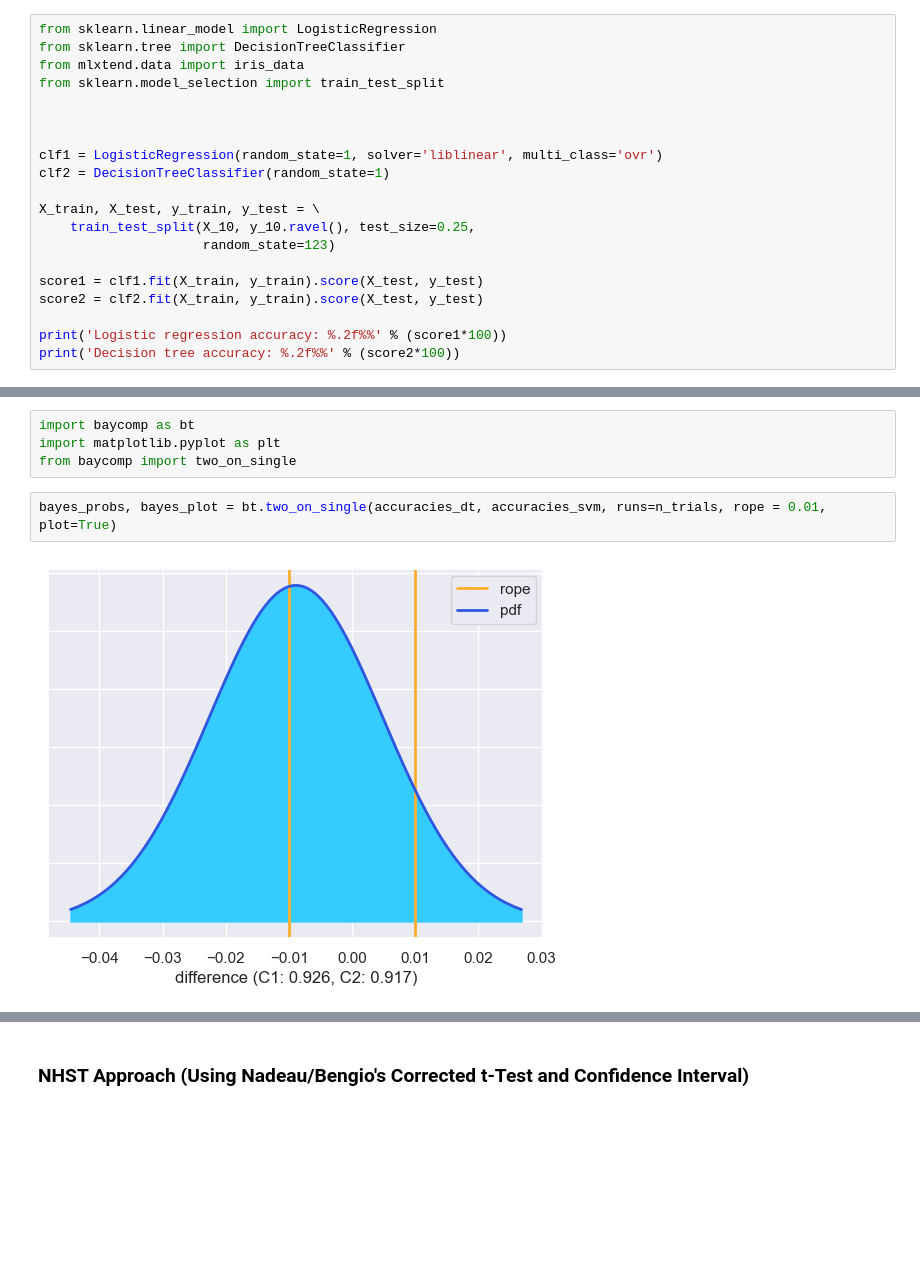
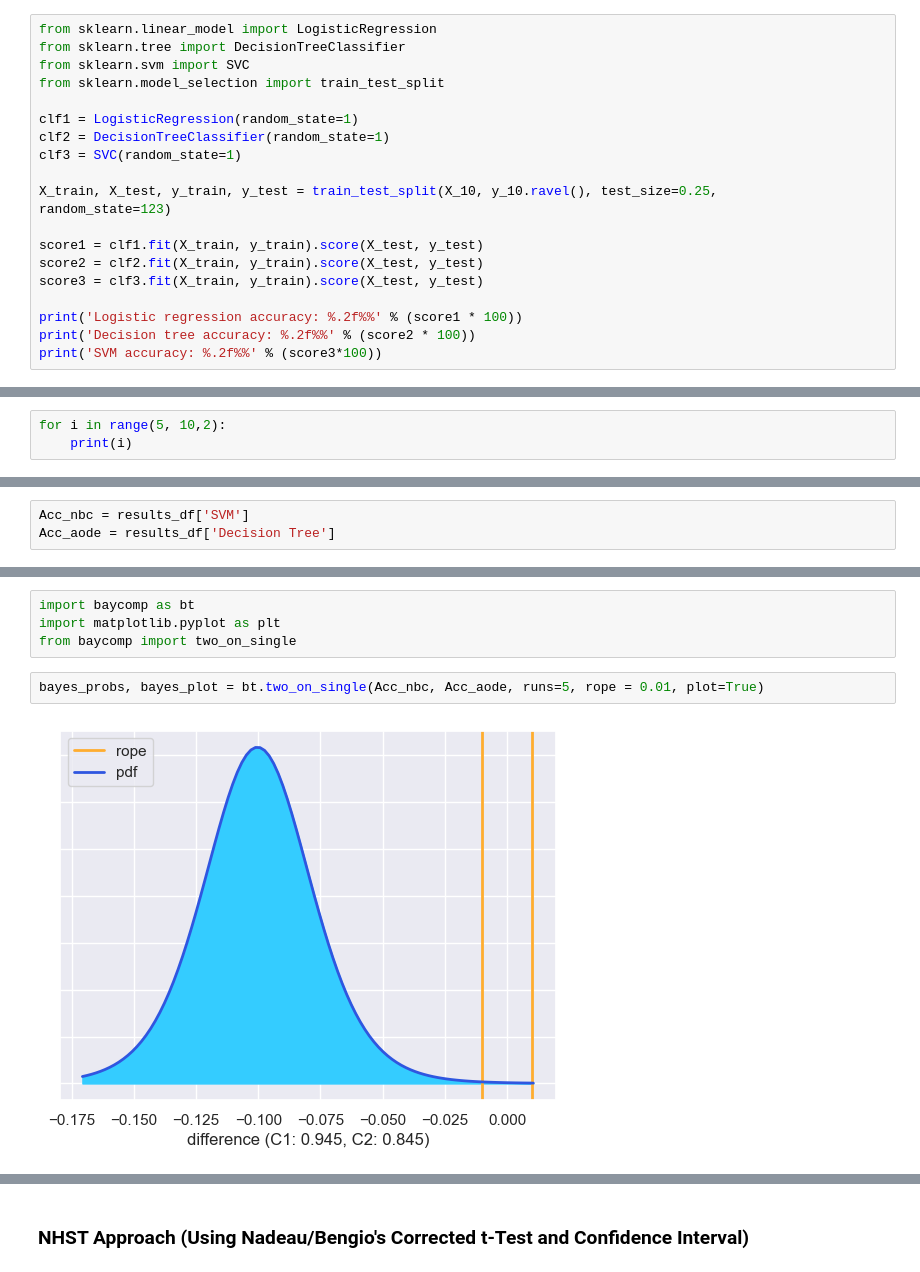
Before and after one commit to zoisboukouvalas/MachineLearningEvaluation_TowardsReliableResponsibleAI, a Jupyter notebook: Part_II/Chapter-6-Statistical-Significance/StatisticalSignificance_SO.ipynb, the cells around one changed output, grey strips where cells are left out. Saved outputs shown, nothing was run; the diff lists cells and outputs as text; blank space fills up the shorter version.

```diff
--- a/Part_II/Chapter-6-Statistical-Significance/StatisticalSignificance_SO.ipynb
+++ b/Part_II/Chapter-6-Statistical-Significance/StatisticalSignificance_SO.ipynb
@@ -1789,23 +1792,23 @@ Since p > α we therefore, fail to reject the null hypothesis and conclude that
 # %%
 from sklearn.linear_model import LogisticRegression
 from sklearn.tree import DecisionTreeClassifier
-from mlxtend.data import iris_data
+from sklearn.svm import SVC
 from sklearn.model_selection import train_test_split
 
+clf1 = LogisticRegression(random_state=1)
+clf2 = DecisionTreeClassifier(random_state=1)
+clf3 = SVC(random_state=1)
 
-
-clf1 = LogisticRegression(random_state=1, solver='liblinear', multi_class='ovr')
-clf2 = DecisionTreeClassifier(random_state=1)
-
-X_train, X_test, y_train, y_test = \
-    train_test_split(X_10, y_10.ravel(), test_size=0.25,
-                     random_state=123)
+X_train, X_test, y_train, y_test = train_test_split(X_10, y_10.ravel(), test_size=0.25,
+random_state=123)
 
 score1 = clf1.fit(X_train, y_train).score(X_test, y_test)
 score2 = clf2.fit(X_train, y_train).score(X_test, y_test)
+score3 = clf3.fit(X_train, y_train).score(X_test, y_test)
 
-print('Logistic regression accuracy: %.2f%%' % (score1*100))
-print('Decision tree accuracy: %.2f%%' % (score2*100))
+print('Logistic regression accuracy: %.2f%%' % (score1 * 100))
+print('Decision tree accuracy: %.2f%%' % (score2 * 100))
+print('SVM accuracy: %.2f%%' % (score3*100))
 # %% [output]
 Logistic regression accuracy: 73.33%
 Decision tree accuracy: 53.33%
@@ -2532,0 +2584,3 @@ Total sample size: 255
+# %%
+for i in range(5, 10,2):
+    print(i)
@@ -2597,0 +2754,3 @@ diff.shape
+# %%
+Acc_nbc = results_df['SVM']
+Acc_aode = results_df['Decision Tree']
@@ -2600,6 +2791,6 @@ import baycomp as bt
 import matplotlib.pyplot as plt
 from baycomp import two_on_single
 # %%
-bayes_probs, bayes_plot = bt.two_on_single(accuracies_dt, accuracies_svm, runs=n_trials, rope = 0.01, plot=True)
+bayes_probs, bayes_plot = bt.two_on_single(Acc_nbc, Acc_aode, runs=5, rope = 0.01, plot=True)
 # %% [output]
-[figure, old version]
+[figure, new version]
```
Also changed, not shown: parts of 122 cells of this notebook.
